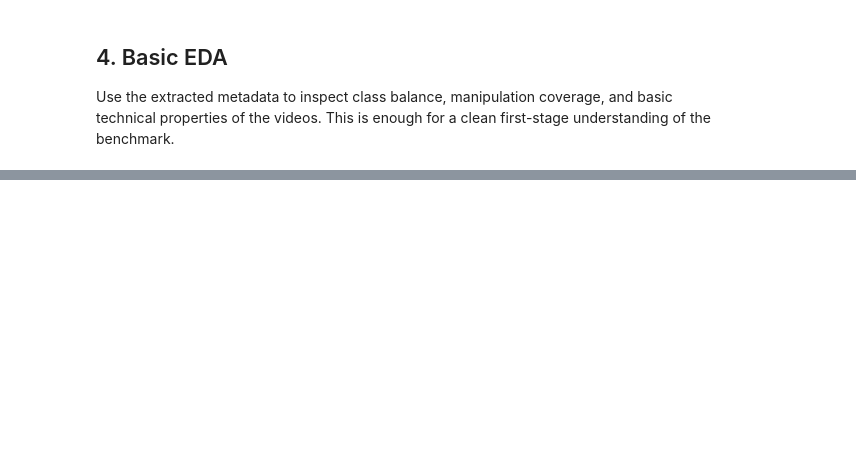
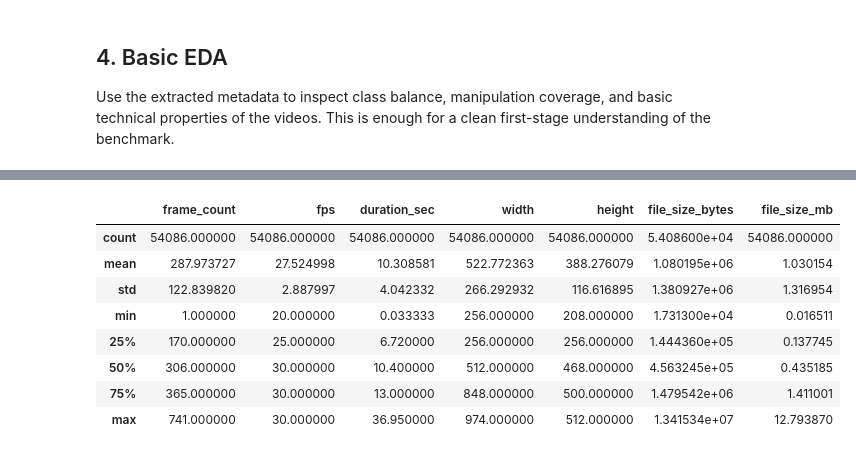
Before and after one commit to Nazgulitos/deepfake-emotion-robustness, a Jupyter notebook: notebooks/celeb_dfpp_dataset_overview.ipynb, the cells around one changed output, grey strips where cells are left out. Cells and saved outputs as stored; diff of their text form; code cells hidden in the pictures; blank space fills up the shorter version.

```diff
--- a/notebooks/celeb_dfpp_dataset_overview.ipynb
+++ b/notebooks/celeb_dfpp_dataset_overview.ipynb
@@ -459,0 +423,12 @@ At this point the notebook already produces:
+# %%
+full_df.describe()
+# %% [output]
+|  | frame_count | fps | duration_sec | width | height | file_size_bytes | file_size_mb |
+| count | 54086.000000 | 54086.000000 | 54086.000000 | 54086.000000 | 54086.000000 | 5.408600e+04 | 54086.000000 |
+| mean | 287.973727 | 27.524998 | 10.308581 | 522.772363 | 388.276079 | 1.080195e+06 | 1.030154 |
+| std | 122.839820 | 2.887997 | 4.042332 | 266.292932 | 116.616895 | 1.380927e+06 | 1.316954 |
+| min | 1.000000 | 20.000000 | 0.033333 | 256.000000 | 208.000000 | 1.731300e+04 | 0.016511 |
+| 25% | 170.000000 | 25.000000 | 6.720000 | 256.000000 | 256.000000 | 1.444360e+05 | 0.137745 |
+| 50% | 306.000000 | 30.000000 | 10.400000 | 512.000000 | 468.000000 | 4.563245e+05 | 0.435185 |
+| 75% | 365.000000 | 30.000000 | 13.000000 | 848.000000 | 500.000000 | 1.479542e+06 | 1.411001 |
+| max | 741.000000 | 30.000000 | 36.950000 | 974.000000 | 512.000000 | 1.341534e+07 | 12.793870 |
```
Also changed, not shown: parts of 21 cells of this notebook, 3 other files.
